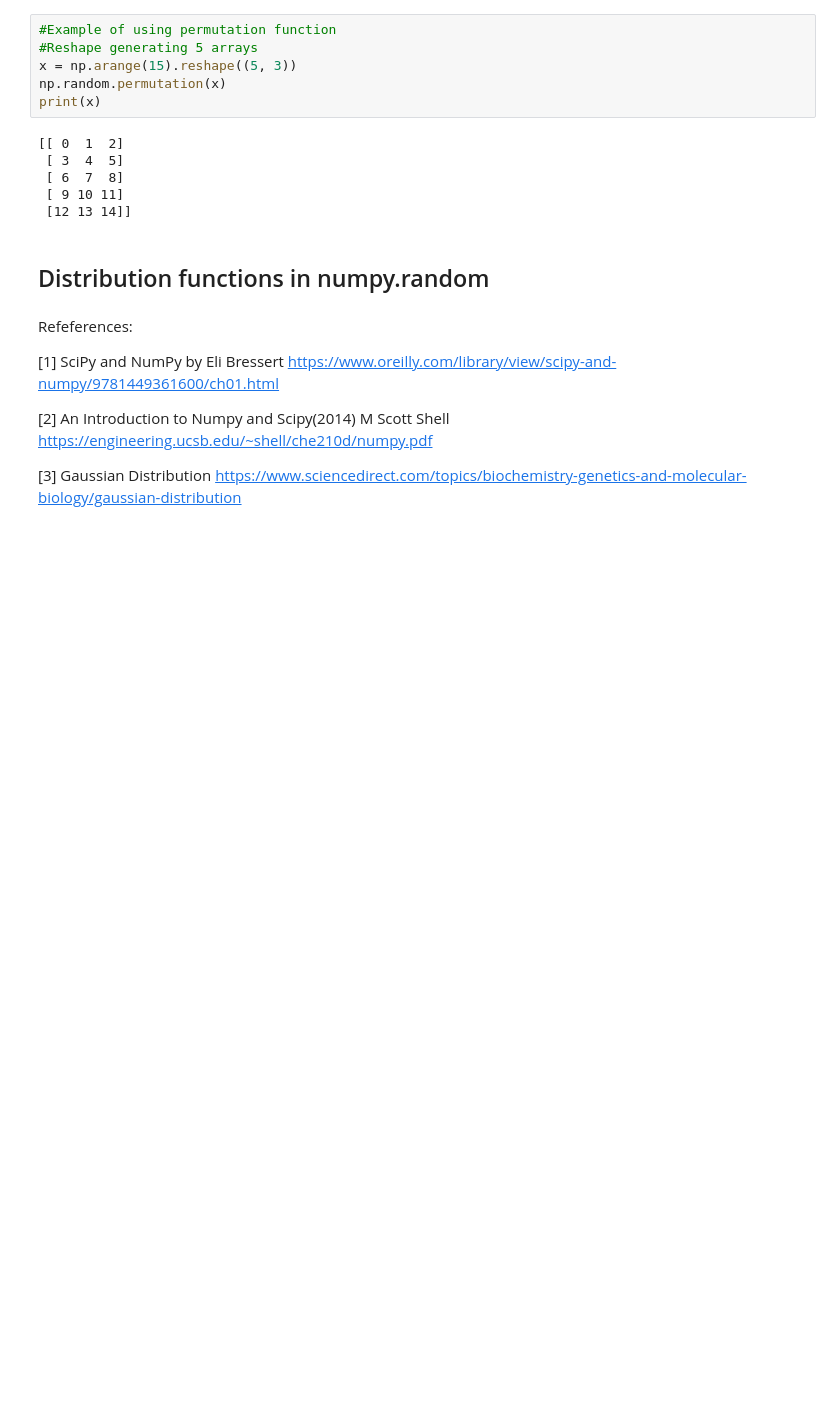
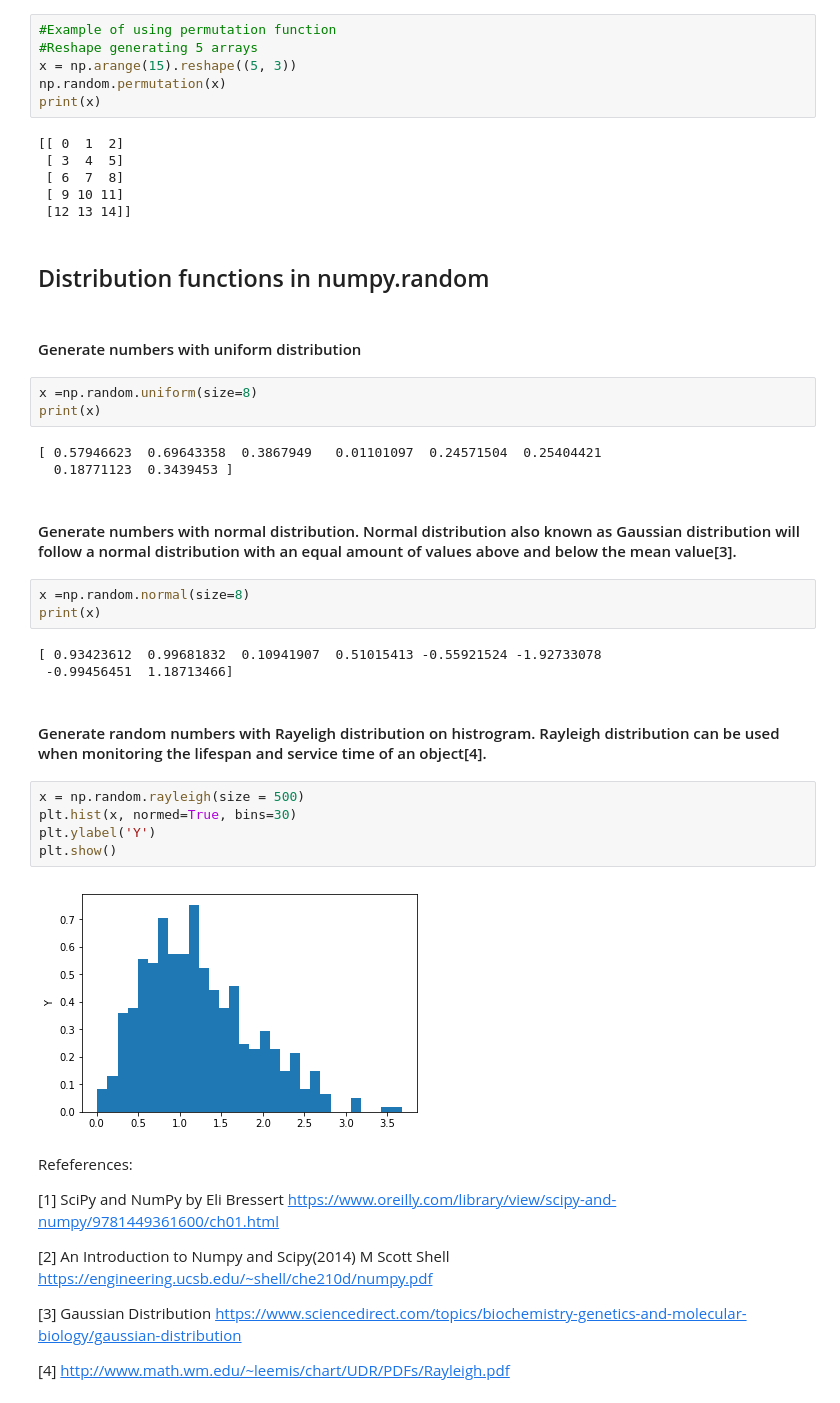
Before and after one commit to GregFee/Program-Numpy, a Jupyter notebook: Programming for Data Analysis Assignment1.ipynb, the cells around one changed output. Saved outputs shown, nothing was run; the diff lists cells and outputs as text; blank space fills up the shorter version.

Commit message:
Distributions

```diff
--- a/Programming for Data Analysis Assignment1.ipynb
+++ b/Programming for Data Analysis Assignment1.ipynb
@@ -99,6 +90,31 @@ print(x)
  [12 13 14]]
 # %% [markdown]
 ## Distribution functions in numpy.random
+# %% [markdown]
+#### Generate numbers with uniform distribution
+# %%
+x =np.random.uniform(size=8)
+print(x)
+# %% [output]
+[ 0.57946623  0.69643358  0.3867949   0.01101097  0.24571504  0.25404421
+  0.18771123  0.3439453 ]
+# %% [markdown]
+#### Generate numbers with normal distribution. Normal distribution also known as Gaussian distribution will follow a normal distribution with an equal amount of values above and below the mean value[3].
+# %%
+x =np.random.normal(size=8)
+print(x)
+# %% [output]
+[ 0.93423612  0.99681832  0.10941907  0.51015413 -0.55921524 -1.92733078
+ -0.99456451  1.18713466]
+# %% [markdown]
+#### Generate random numbers with Rayeligh distribution on histrogram. Rayleigh distribution can be used when monitoring the lifespan and service time of an object[4].
+# %%
+x = np.random.rayleigh(size = 500)
+plt.hist(x, normed=True, bins=30)
+plt.ylabel('Y')
+plt.show()
+# %% [output]
+[figure, added]
 # %% [markdown]
 Refeferences:
 
@@ -108,3 +124,5 @@ Refeferences:
 [2] An Introduction to Numpy and Scipy(2014) M Scott Shell https://engineering.ucsb.edu/~shell/che210d/numpy.pdf
 
 [3] Gaussian Distribution https://www.sciencedirect.com/topics/biochemistry-genetics-and-molecular-biology/gaussian-distribution
+
+[4] http://www.math.wm.edu/~leemis/chart/UDR/PDFs/Rayleigh.pdf
```
Also changed, not shown: parts of 11 cells of this notebook.
